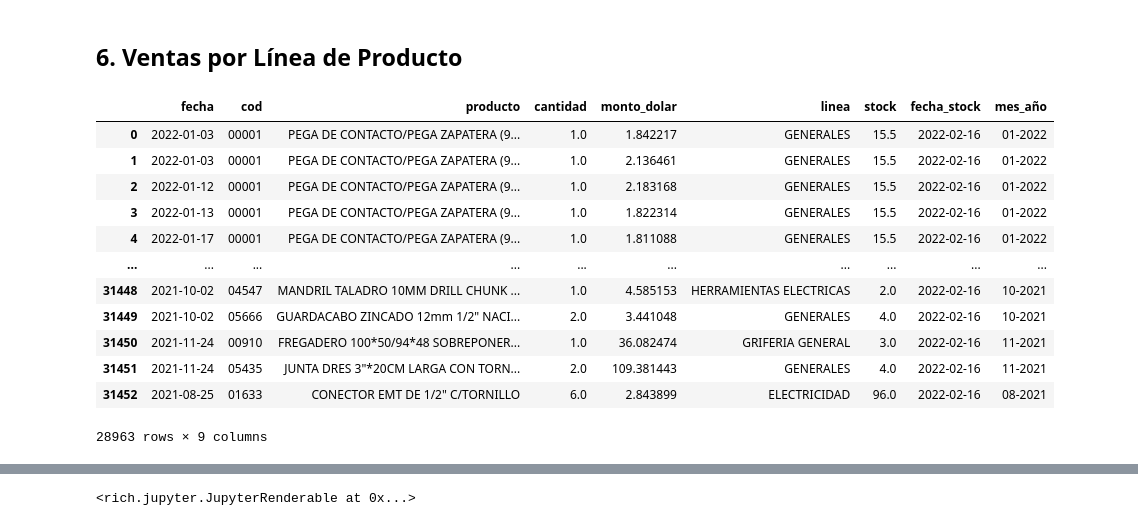
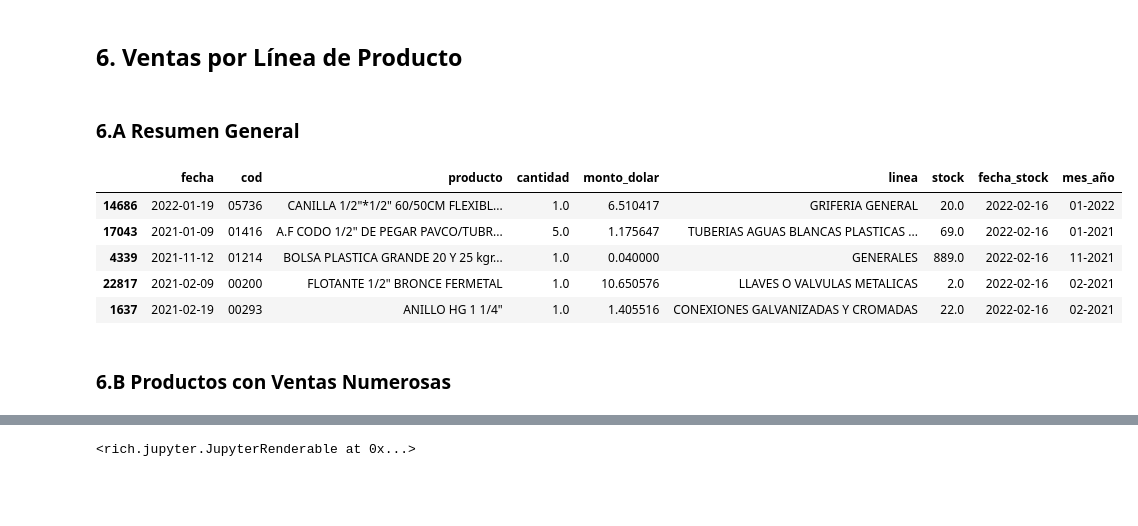
Before and after one commit to dchaconoca/proyecto-ventas, a Jupyter notebook: NB2_analisis_ventas_eda.ipynb, the cells around one changed output, grey strips where cells are left out. Drawn from its saved outputs; the diff is of its cells as text; code cells hidden in the pictures; blank space fills up the shorter version.

```diff
--- a/NB2_analisis_ventas_eda.ipynb
+++ b/NB2_analisis_ventas_eda.ipynb
@@ -704,22 +665,19 @@ barras
     5) Entre marzo y junio de 2021 se resgistraron la menor cantidad de ventas del período estudiado
 # %% [markdown]
 ## 6. Ventas por Línea de Producto<a name="ventas-linea"></a>
+# %% [markdown]
+### 6.A Resumen General<a name="resumen-general-volumen"></a>
 # %%
 df_linea = df_ventas_linea_prod.copy()
 df_linea['mes_año'] = df_linea.fecha.dt.strftime("%m-%Y")
 df_linea.dropna(inplace=True)
-df_linea
+df_linea.sample(5)
 # %% [output]
 |  | fecha | cod | producto | cantidad | monto_dolar | linea | stock | fecha_stock | mes_año |
-| 0 | 2022-01-03 | 00001 | PEGA DE CONTACTO/PEGA ZAPATERA (9... | 1.0 | 1.842217 | GENERALES | 15.5 | 2022-02-16 | 01-2022 |
-| 1 | 2022-01-03 | 00001 | PEGA DE CONTACTO/PEGA ZAPATERA (9... | 1.0 | 2.136461 | GENERALES | 15.5 | 2022-02-16 | 01-2022 |
-| 2 | 2022-01-12 | 00001 | PEGA DE CONTACTO/PEGA ZAPATERA (9... | 1.0 | 2.183168 | GENERALES | 15.5 | 2022-02-16 | 01-2022 |
-| 3 | 2022-01-13 | 00001 | PEGA DE CONTACTO/PEGA ZAPATERA (9... | 1.0 | 1.822314 | GENERALES | 15.5 | 2022-02-16 | 01-2022 |
-| 4 | 2022-01-17 | 00001 | PEGA DE CONTACTO/PEGA ZAPATERA (9... | 1.0 | 1.811088 | GENERALES | 15.5 | 2022-02-16 | 01-2022 |
-| ... | ... | ... | ... | ... | ... | ... | ... | ... | ... |
-| 31448 | 2021-10-02 | 04547 | MANDRIL TALADRO 10MM DRILL CHUNK ... | 1.0 | 4.585153 | HERRAMIENTAS ELECTRICAS | 2.0 | 2022-02-16 | 10-2021 |
-| 31449 | 2021-10-02 | 05666 | GUARDACABO ZINCADO 12mm 1/2" NACI... | 2.0 | 3.441048 | GENERALES | 4.0 | 2022-02-16 | 10-2021 |
-| 31450 | 2021-11-24 | 00910 | FREGADERO 100*50/94*48 SOBREPONER... | 1.0 | 36.082474 | GRIFERIA GENERAL | 3.0 | 2022-02-16 | 11-2021 |
-| 31451 | 2021-11-24 | 05435 | JUNTA DRES 3"*20CM LARGA CON TORN... | 2.0 | 109.381443 | GENERALES | 4.0 | 2022-02-16 | 11-2021 |
-| 31452 | 2021-08-25 | 01633 | CONECTOR EMT DE 1/2" C/TORNILLO | 6.0 | 2.843899 | ELECTRICIDAD | 96.0 | 2022-02-16 | 08-2021 |
+| 14686 | 2022-01-19 | 05736 | CANILLA 1/2"*1/2" 60/50CM FLEXIBL... | 1.0 | 6.510417 | GRIFERIA GENERAL | 20.0 | 2022-02-16 | 01-2022 |
+| 17043 | 2021-01-09 | 01416 | A.F CODO 1/2" DE PEGAR PAVCO/TUBR... | 5.0 | 1.175647 | TUBERIAS AGUAS BLANCAS PLASTICAS ... | 69.0 | 2022-02-16 | 01-2021 |
+| 4339 | 2021-11-12 | 01214 | BOLSA PLASTICA GRANDE 20 Y 25 kgr... | 1.0 | 0.040000 | GENERALES | 889.0 | 2022-02-16 | 11-2021 |
+| 22817 | 2021-02-09 | 00200 | FLOTANTE 1/2" BRONCE FERMETAL | 1.0 | 10.650576 | LLAVES O VALVULAS METALICAS | 2.0 | 2022-02-16 | 02-2021 |
+| 1637 | 2021-02-19 | 00293 | ANILLO HG 1 1/4" | 1.0 | 1.405516 | CONEXIONES GALVANIZADAS Y CROMADAS | 22.0 | 2022-02-16 | 02-2021 |
-28963 rows × 9 columns
+# %% [markdown]
+### 6.B Productos con Ventas Numerosas<a name="ventas-numerosas"></a>
```
Also changed, not shown: parts of 54 cells of this notebook, 2 other files.
